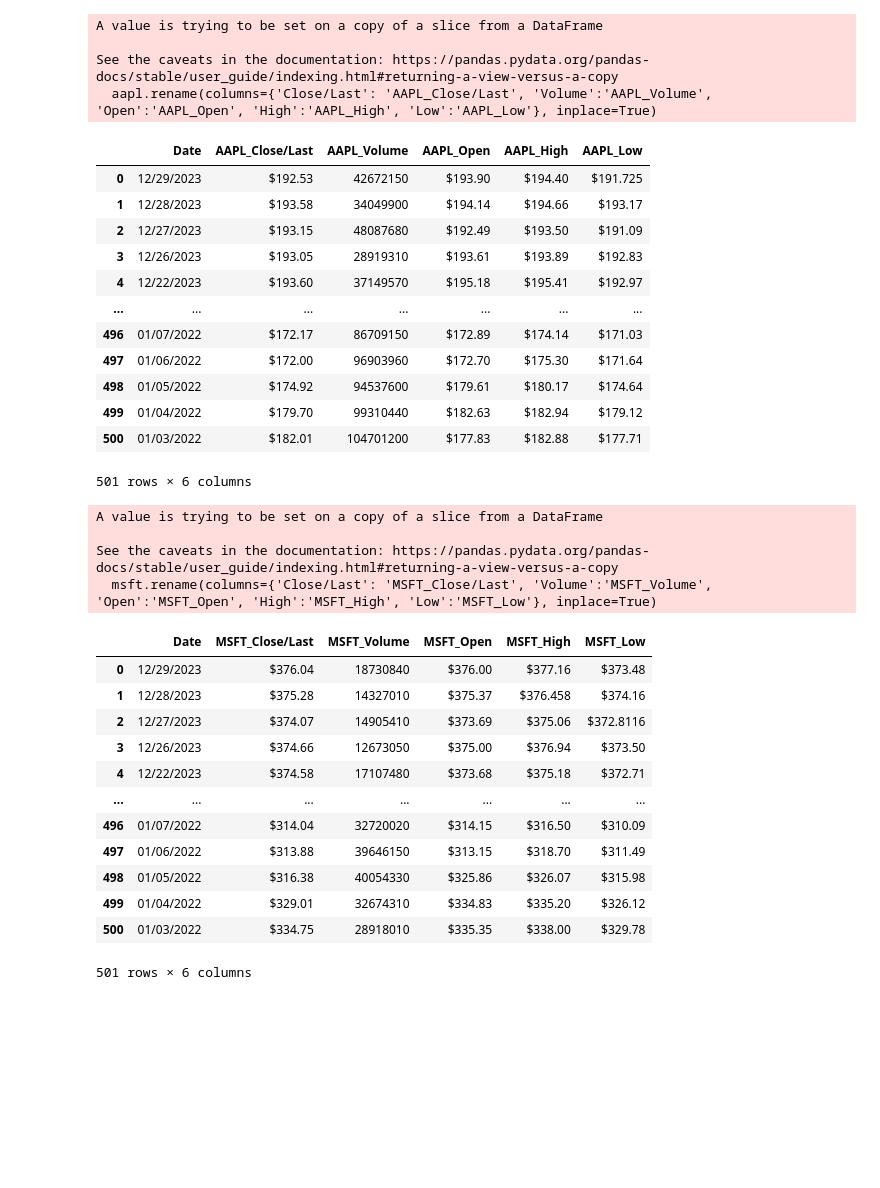
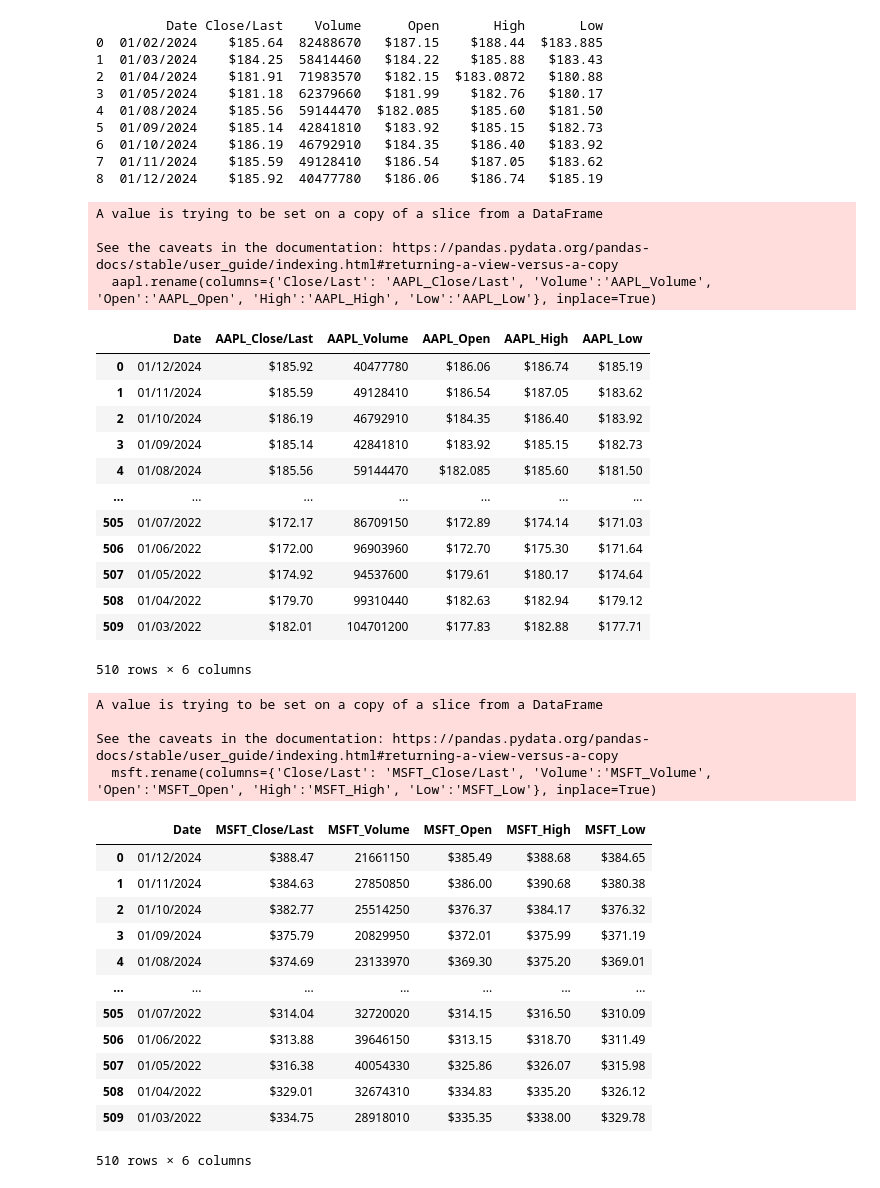
Before and after one commit to Alex-Shane/Stock-Predictor, a Jupyter notebook: Apple Stock Prediction.ipynb, the cells around one changed output. Cells and saved outputs as stored; diff of their text form; code cells hidden in the pictures; blank space fills up the shorter version.

Commit message:
trying to fix train test split

```diff
--- a/Apple Stock Prediction.ipynb
+++ b/Apple Stock Prediction.ipynb
@@ -8,38 +8,53 @@ from keras.layers import LSTM, Dropout, Dense
 # %%
 aapl_df = pd.read_csv('./data/aapl5yr.csv')
 
 # cut out dates after 12/31/23 and before 1/1/22
+aapl_actual = aapl_df.iloc[57:66]
+aapl_actual.reset_index(drop=True, inplace=True)
+aapl_actual = aapl_actual.iloc[::-1].reset_index(drop=True)
+
+print(aapl_actual)
 aapl_trim = aapl_df.iloc[:-691]
-aapl = aapl_trim.iloc[66:]
+aapl = aapl_trim.iloc[57:]
 
 # clean up index and column names
 aapl.reset_index(drop=True, inplace=True)
 aapl.rename(columns={'Close/Last': 'AAPL_Close/Last', 'Volume':'AAPL_Volume', 'Open':'AAPL_Open', 'High':'AAPL_High', 'Low':'AAPL_Low'}, inplace=True)
 aapl
 # %% [output]
-A value is trying to be set on a copy of a slice from a DataFrame
-
-See the caveats in the documentation: https://pandas.pydata.org/pandas-docs/stable/user_guide/indexing.html#returning-a-view-versus-a-copy
-  aapl.rename(columns={'Close/Last': 'AAPL_Close/Last', 'Volume':'AAPL_Volume', 'Open':'AAPL_Open', 'High':'AAPL_High', 'Low':'AAPL_Low'}, inplace=True)
+         Date Close/Last    Volume      Open       High       Low
+0  01/02/2024    $185.64  82488670   $187.15    $188.44  $183.885
+1  01/03/2024    $184.25  58414460   $184.22    $185.88   $183.43
+2  01/04/2024    $181.91  71983570   $182.15  $183.0872   $180.88
+3  01/05/2024    $181.18  62379660   $181.99    $182.76   $180.17
+4  01/08/2024    $185.56  59144470  $182.085    $185.60   $181.50
+5  01/09/2024    $185.14  42841810   $183.92    $185.15   $182.73
+6  01/10/2024    $186.19  46792910   $184.35    $186.40   $183.92
+7  01/11/2024    $185.59  49128410   $186.54    $187.05   $183.62
+8  01/12/2024    $185.92  40477780   $186.06    $186.74   $185.19
+A value is trying to be set on a copy of a slice from a DataFrame
+
+See the caveats in the documentation: https://pandas.pydata.org/pandas-docs/stable/user_guide/indexing.html#returning-a-view-versus-a-copy
+  aapl.rename(columns={'Close/Last': 'AAPL_Close/Last', 'Volume':'AAPL_Volume', 'Open':'AAPL_Open', 'High':'AAPL_High', 'Low':'AAPL_Low'}, inplace=True)
 |  | Date | AAPL_Close/Last | AAPL_Volume | AAPL_Open | AAPL_High | AAPL_Low |
-| 0 | 12/29/2023 | $192.53 | 42672150 | $193.90 | $194.40 | $191.725 |
-| 1 | 12/28/2023 | $193.58 | 34049900 | $194.14 | $194.66 | $193.17 |
-| 2 | 12/27/2023 | $193.15 | 48087680 | $192.49 | $193.50 | $191.09 |
-| 3 | 12/26/2023 | $193.05 | 28919310 | $193.61 | $193.89 | $192.83 |
-| 4 | 12/22/2023 | $193.60 | 37149570 | $195.18 | $195.41 | $192.97 |
+| 0 | 01/12/2024 | $185.92 | 40477780 | $186.06 | $186.74 | $185.19 |
+| 1 | 01/11/2024 | $185.59 | 49128410 | $186.54 | $187.05 | $183.62 |
+| 2 | 01/10/2024 | $186.19 | 46792910 | $184.35 | $186.40 | $183.92 |
+| 3 | 01/09/2024 | $185.14 | 42841810 | $183.92 | $185.15 | $182.73 |
+| 4 | 01/08/2024 | $185.56 | 59144470 | $182.085 | $185.60 | $181.50 |
 | ... | ... | ... | ... | ... | ... | ... |
-| 496 | 01/07/2022 | $172.17 | 86709150 | $172.89 | $174.14 | $171.03 |
-| 497 | 01/06/2022 | $172.00 | 96903960 | $172.70 | $175.30 | $171.64 |
-| 498 | 01/05/2022 | $174.92 | 94537600 | $179.61 | $180.17 | $174.64 |
-| 499 | 01/04/2022 | $179.70 | 99310440 | $182.63 | $182.94 | $179.12 |
-| 500 | 01/03/2022 | $182.01 | 104701200 | $177.83 | $182.88 | $177.71 |
+| 505 | 01/07/2022 | $172.17 | 86709150 | $172.89 | $174.14 | $171.03 |
+| 506 | 01/06/2022 | $172.00 | 96903960 | $172.70 | $175.30 | $171.64 |
+| 507 | 01/05/2022 | $174.92 | 94537600 | $179.61 | $180.17 | $174.64 |
+| 508 | 01/04/2022 | $179.70 | 99310440 | $182.63 | $182.94 | $179.12 |
+| 509 | 01/03/2022 | $182.01 | 104701200 | $177.83 | $182.88 | $177.71 |
-501 rows × 6 columns
+510 rows × 6 columns
 # %%
 msft_df = pd.read_csv('./data/msft5yr.csv')
 
 # cut out dates after 12/31/23 and before 1/1/22
 msft_trim = msft_df.iloc[:-691]
-msft = msft_trim.iloc[66:]
+msft = msft_trim.iloc[57:]
 
 # clean up index and column names
 msft.reset_index(drop=True,inplace=True)
@@ -51,18 +66,18 @@ A value is trying to be set on a copy of a slice from a DataFrame
 See the caveats in the documentation: https://pandas.pydata.org/pandas-docs/stable/user_guide/indexing.html#returning-a-view-versus-a-copy
   msft.rename(columns={'Close/Last': 'MSFT_Close/Last', 'Volume':'MSFT_Volume', 'Open':'MSFT_Open', 'High':'MSFT_High', 'Low':'MSFT_Low'}, inplace=True)
 |  | Date | MSFT_Close/Last | MSFT_Volume | MSFT_Open | MSFT_High | MSFT_Low |
-| 0 | 12/29/2023 | $376.04 | 18730840 | $376.00 | $377.16 | $373.48 |
-| 1 | 12/28/2023 | $375.28 | 14327010 | $375.37 | $376.458 | $374.16 |
-| 2 | 12/27/2023 | $374.07 | 14905410 | $373.69 | $375.06 | $372.8116 |
-| 3 | 12/26/2023 | $374.66 | 12673050 | $375.00 | $376.94 | $373.50 |
-| 4 | 12/22/2023 | $374.58 | 17107480 | $373.68 | $375.18 | $372.71 |
+| 0 | 01/12/2024 | $388.47 | 21661150 | $385.49 | $388.68 | $384.65 |
+| 1 | 01/11/2024 | $384.63 | 27850850 | $386.00 | $390.68 | $380.38 |
+| 2 | 01/10/2024 | $382.77 | 25514250 | $376.37 | $384.17 | $376.32 |
+| 3 | 01/09/2024 | $375.79 | 20829950 | $372.01 | $375.99 | $371.19 |
+| 4 | 01/08/2024 | $374.69 | 23133970 | $369.30 | $375.20 | $369.01 |
 | ... | ... | ... | ... | ... | ... | ... |
-| 496 | 01/07/2022 | $314.04 | 32720020 | $314.15 | $316.50 | $310.09 |
-| 497 | 01/06/2022 | $313.88 | 39646150 | $313.15 | $318.70 | $311.49 |
-| 498 | 01/05/2022 | $316.38 | 40054330 | $325.86 | $326.07 | $315.98 |
-| 499 | 01/04/2022 | $329.01 | 32674310 | $334.83 | $335.20 | $326.12 |
-| 500 | 01/03/2022 | $334.75 | 28918010 | $335.35 | $338.00 | $329.78 |
+| 505 | 01/07/2022 | $314.04 | 32720020 | $314.15 | $316.50 | $310.09 |
+| 506 | 01/06/2022 | $313.88 | 39646150 | $313.15 | $318.70 | $311.49 |
+| 507 | 01/05/2022 | $316.38 | 40054330 | $325.86 | $326.07 | $315.98 |
+| 508 | 01/04/2022 | $329.01 | 32674310 | $334.83 | $335.20 | $326.12 |
+| 509 | 01/03/2022 | $334.75 | 28918010 | $335.35 | $338.00 | $329.78 |
-501 rows × 6 columns
+510 rows × 6 columns
 # %%
 meta_df = pd.read_csv('./data/meta5yr.csv')
 
```
Also changed, not shown: parts of 11 cells of this notebook, 1 other file.
